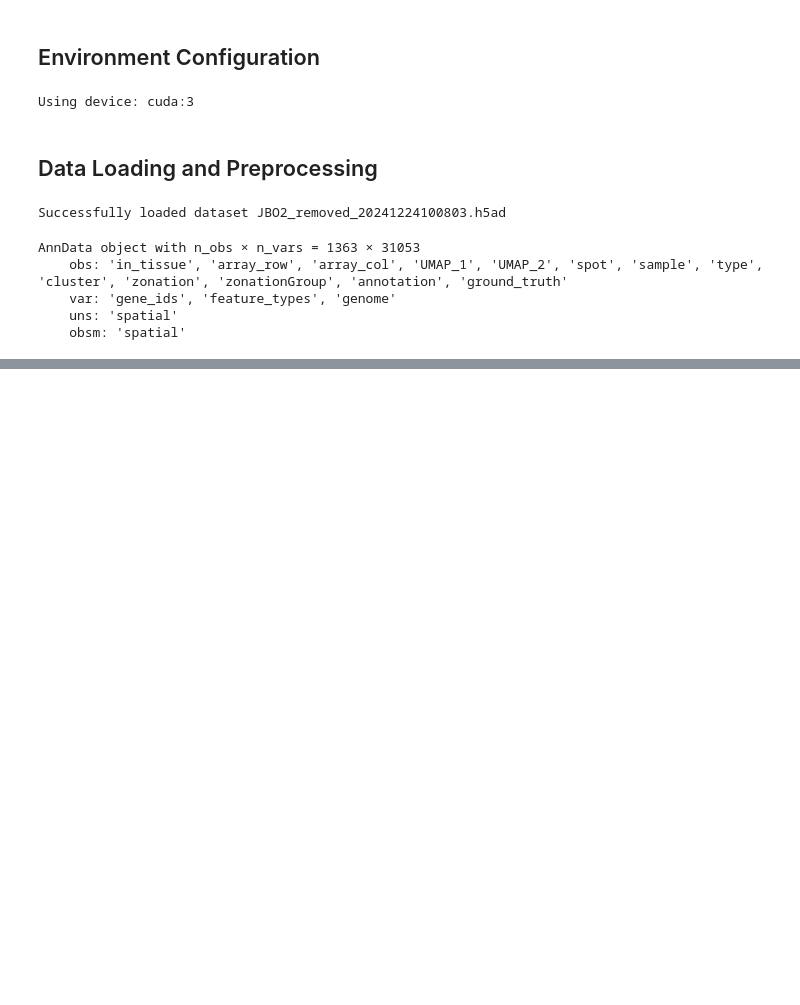
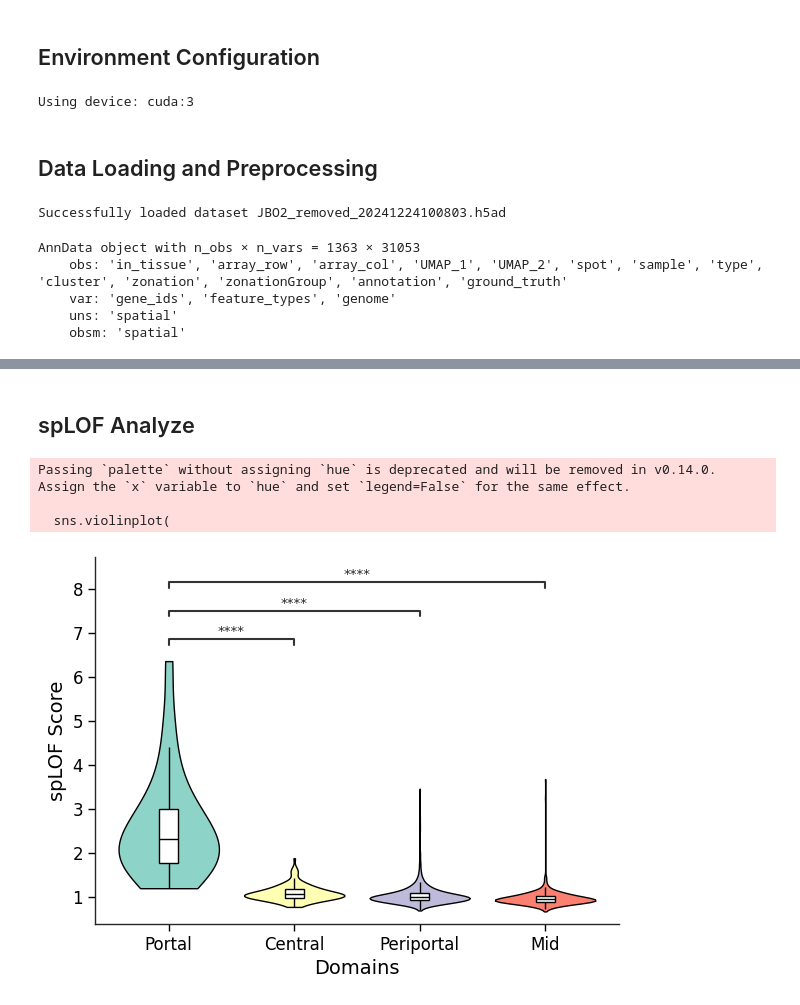
Before and after one commit to CSUBioGroup/GLAND, a Jupyter notebook: docs/tutorial_2/GLAND-Tutorial2.ipynb, the cells around one changed output, grey strips where cells are left out. Saved outputs shown, nothing was run; the diff lists cells and outputs as text; code cells hidden in the pictures; blank space fills up the shorter version.

```diff
--- a/docs/tutorial_2/GLAND-Tutorial2.ipynb
+++ b/docs/tutorial_2/GLAND-Tutorial2.ipynb
@@ -167,0 +86,67 @@ sc.pl.spatial(
+# %% [markdown]
+## spLOF Analyze
+# %%
+# Extract spLOF scores to visualize distribution across domains with statistical significance testing
+import pandas as pd
+import seaborn as sns
+import matplotlib.pyplot as plt
+from statannotations.Annotator import Annotator
+
+ground_truth_labels = model.adata.obs['ground_truth']
+if 'lof_score' in model.adata.obs.columns:
+    lof_values = model.adata.obs['lof_score']
+
+df_plot = pd.DataFrame({
+    'Domain': ground_truth_labels,
+    'LOF': lof_values
+})
+
+highlight_label = 'Portal'
+
+order = df_plot.groupby("Domain")["LOF"].median().sort_values(ascending=False).index
+
+sns.set_theme(style="ticks", context="paper")
+fig, ax = plt.subplots(figsize=(6, 4.5))
+
+sns.violinplot(
+    data=df_plot, x='Domain', y='LOF', order=order,
+    palette="Set3", inner=None, cut=0, saturation=1.0, bw_adjust=1.0,
+    linewidth=1.0, edgecolor='black', ax=ax
+)
+
+sns.boxplot(
+    data=df_plot, x='Domain', y='LOF', order=order,
+    width=0.15, boxprops={'facecolor': 'white', 'edgecolor': 'black', 'linewidth': 1.0},
+    medianprops={'color': 'black', 'linewidth': 1.0},
+    whiskerprops={'color': 'black', 'linewidth': 1.0},
+    capprops={'color': 'black', 'linewidth': 1.0},
+    showcaps=False, flierprops={'marker': ''}, ax=ax
+)
+
+if highlight_label in order:
+    box_pairs = [(highlight_label, other) for other in order if other != highlight_label]
+
+    if len(box_pairs) > 0:
+        annotator = Annotator(ax, box_pairs, data=df_plot, x='Domain', y='LOF', order=order)
+        annotator.configure(
+            test='Mann-Whitney',
+            text_format='star',
+            loc='inside',
+            verbose=0,
+            line_offset=0.05,
+            line_offset_to_group=0.05
+        )
+        annotator.apply_and_annotate()
+
+ax.set_ylabel('spLOF Score', fontsize=14, color='black')
+ax.set_xlabel('Domains', fontsize=14, color='black')
+ax.tick_params(axis='both', which='major', labelsize=12, direction='out', colors='black')
+sns.despine()
+
+plt.tight_layout()
+plt.show()
+# %% [output]
+Passing `palette` without assigning `hue` is deprecated and will be removed in v0.14.0. Assign the `x` variable to `hue` and set `legend=False` for the same effect.
+
+  sns.violinplot(
+[figure, added]
```
Also changed, not shown: parts of 10 cells of this notebook.
